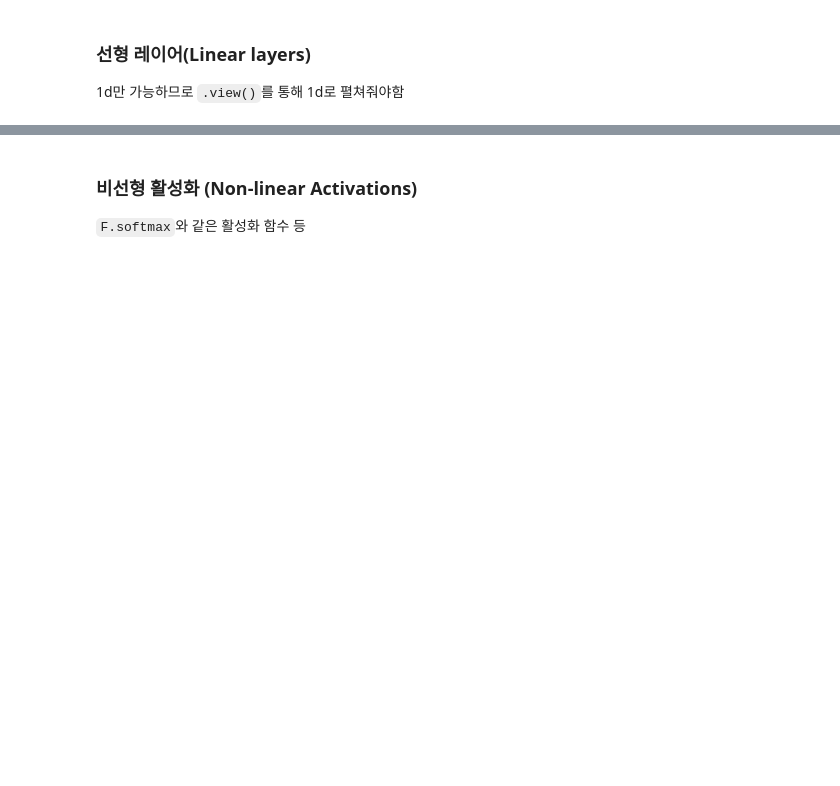
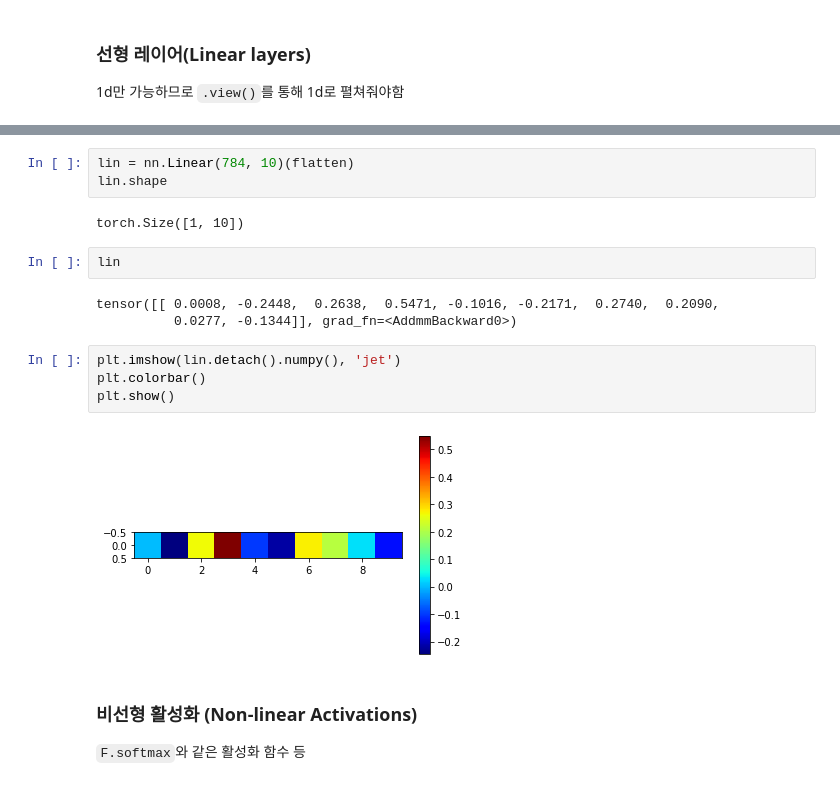
Before and after one commit to a22106/ImageClassification, a Jupyter notebook: _파이토치(PyTorch)_한번에_끝내기.ipynb, the cells around one changed output, grey strips where cells are left out. Cells and saved outputs as stored; diff of their text form; blank space fills up the shorter version.

```diff
--- a/_파이토치(PyTorch)_한번에_끝내기.ipynb
+++ b/_파이토치(PyTorch)_한번에_끝내기.ipynb
@@ -442,3 +473,19 @@ plt.show()
+# %%
+lin = nn.Linear(784, 10)(flatten)
+lin.shape
+# %% [output]
+torch.Size([1, 10])
+# %%
+lin
+# %% [output]
+tensor([[ 0.0008, -0.2448,  0.2638,  0.5471, -0.1016, -0.2171,  0.2740,  0.2090,
+          0.0277, -0.1344]], grad_fn=<AddmmBackward0>)
+# %%
+plt.imshow(lin.detach().numpy(), 'jet')
+plt.colorbar()
+plt.show()
+# %% [output]
+[figure, added]
 # %% [markdown]
 ### 비선형 활성화 (Non-linear Activations)
 
```
Also changed, not shown: parts of 15 cells of this notebook, 5 other files.
